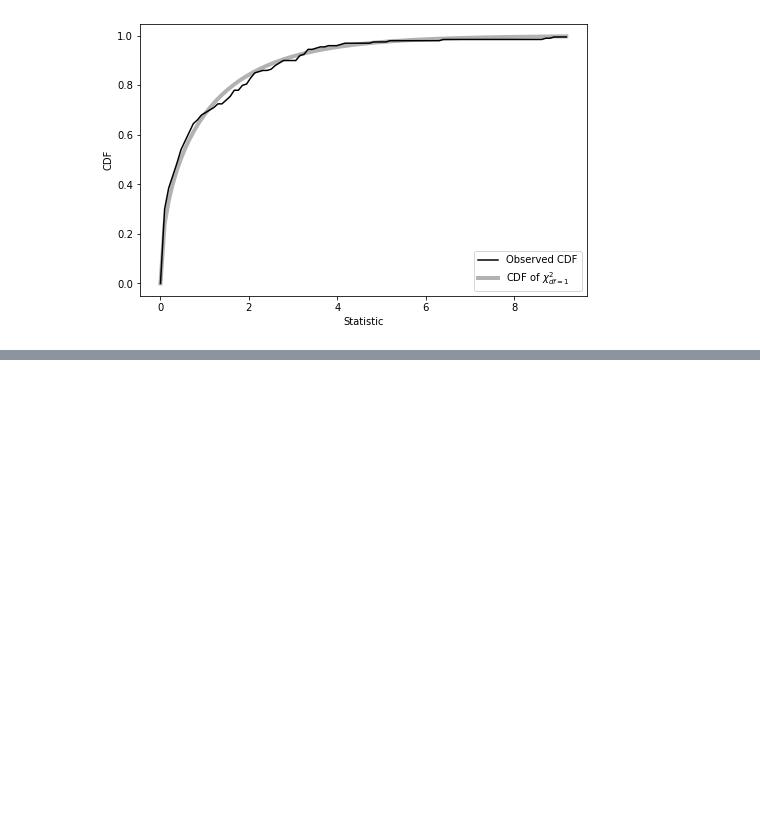
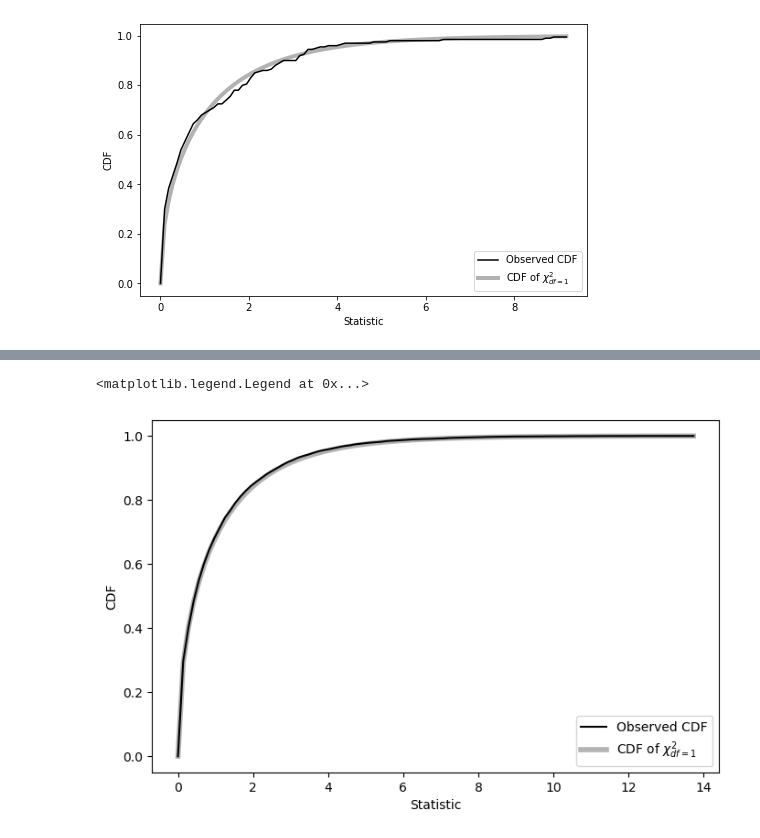
Before and after one commit to datacamp-astro/2022-arqus-bergen, a Jupyter notebook: hands_on/5_analysis_stat/STAT_HandsOn.ipynb, the cells around one changed output, grey strips where cells are left out. Drawn from its saved outputs; the diff is of its cells as text; code cells hidden in the pictures; blank space fills up the shorter version.

```diff
--- a/hands_on/5_analysis_stat/STAT_HandsOn.ipynb
+++ b/hands_on/5_analysis_stat/STAT_HandsOn.ipynb
@@ -427,0 +543,19 @@ ax.legend(loc="lower right")
+# %%
+%%time
+all_statistic = []
+
+for i in range(10000):
+
+
+    rng  = np.random.default_rng(i)
+    Non  = rng.poisson(true_s + a * true_b)
+    Noff = rng.poisson(true_b)
+
+    s     = np.linspace(-3,38, 1000)
+    log_l = log_likelihood(s, Non, Noff, a)
+
+    statistic =  np.interp( true_s, s, log_l)
+
+    all_statistic.append( statistic)
+
+all_statistic = np.array( all_statistic )
@@ -427,0 +565,22 @@ ax.legend(loc="lower right")
+# %%
+fig, ax = plt.subplots(figsize=(8,5),nrows=1, ncols=1)
+
+all_TS = all_statistic
+
+DOF = 1 # Number of free parameters that have been fitted
+
+min_TS      = 0 #np.min(TS_list)
+max_TS      = np.max(all_TS)
+TS_bins     = np.linspace(min_TS ,max_TS,100)
+TS_CDF      = np.array([np.sum( all_TS  < i ) for i in TS_bins])/len(all_TS)
+ax.plot(TS_bins, TS_CDF , color='black', label="Observed CDF")
+
+
+Chi2_CDF = chi2.cdf(TS_bins, df=DOF )
+ax.plot(TS_bins,Chi2_CDF, color='black',alpha=0.3, linewidth=4, label=r"CDF of $\chi^2_{df = "+str(DOF) +"}$")
+ax.set_ylabel("CDF")
+ax.set_xlabel("Statistic")
+ax.legend(loc="lower right")
+# %% [output]
+<matplotlib.legend.Legend at 0x...>
+[figure, added]
```
Also changed, not shown: parts of 25 cells of this notebook.
